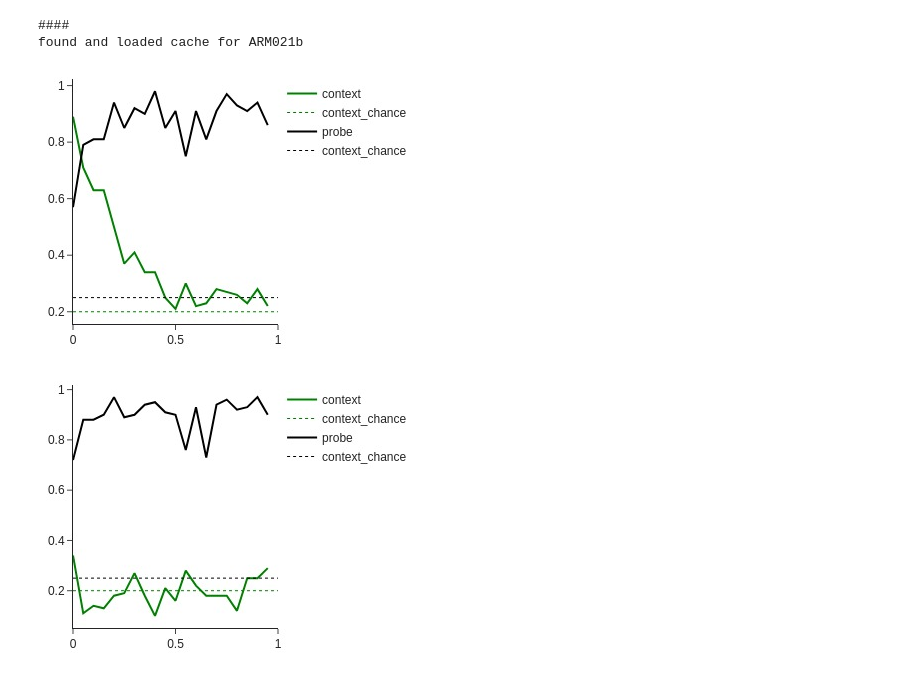
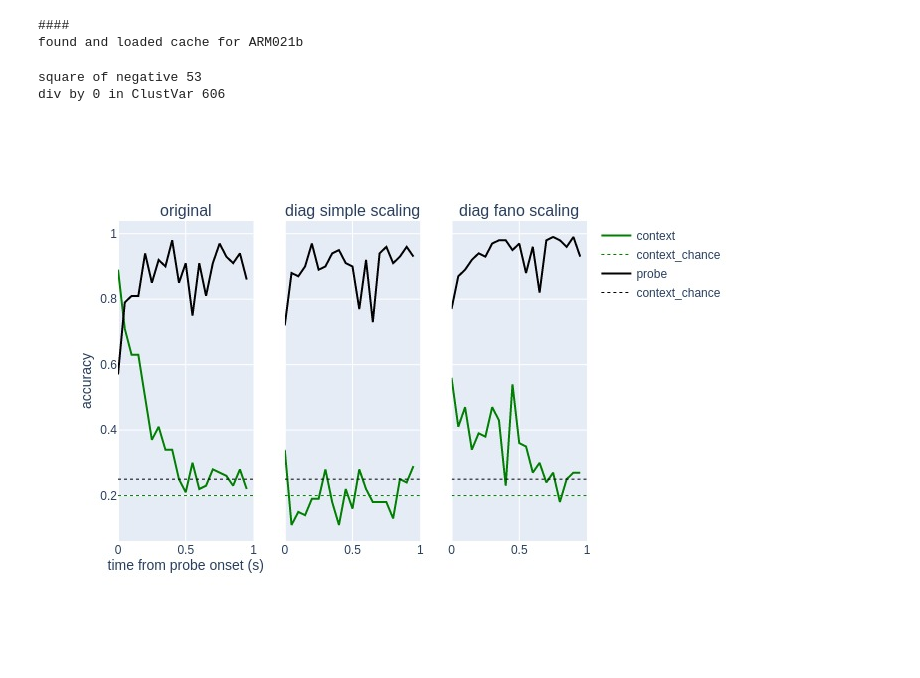
Before and after one commit to Mateo-Lopez-Espejo/context_probe_analysis, a Jupyter notebook: notebooks/230220_diagonalization_functionalized.ipynb, the cells around one changed output. Drawn from its saved outputs; the diff is of its cells as text; code cells hidden in the pictures; blank space fills up the shorter version.

```diff
--- a/notebooks/230220_diagonalization_functionalized.ipynb
+++ b/notebooks/230220_diagonalization_functionalized.ipynb
@@ -73,16 +79,25 @@ else:
 # %% [output]
 ####
 found and loaded cache for ARM021b
-# %%
-fig, _, _ = decode_and_plot(raster)
-fig.show(renderer='jpeg')
-# %% [output]
-[figure, removed]
-# %%
-diagonalizer = get_diagonalizations(raster)
-
-fig, _, _ = decode_and_plot(raster + diagonalizer)
-fig.show(renderer='jpeg')
-# %% [output]
-[figure, removed]
+# %%
+diag_simple_scaling = diag_and_scale(raster, mode='mean_var')
+diag_fano_scaling = diag_and_scale(raster, mode='fano_var')
+
+fig = make_subplots(rows=1, cols=3, shared_yaxes='all', shared_xaxes='all',
+                    subplot_titles=['original', 'diag simple scaling', 'diag fano scaling'])
+
+for cc, arr in enumerate([raster, diag_simple_scaling, diag_fano_scaling]):
+    showlegend = True if cc == 0 else False
+    f, _, _ = decode_and_plot(arr,showlegend=showlegend)
+    f = f['data']
+    fig.add_traces(f, rows=[1]*len(f), cols=[cc+1]*len(f))
+
+_ = fig.update_xaxes(title_text='time from probe onset (s)', title_standoff=0, row=1, col=1)
+_ = fig.update_yaxes(title_text='accuracy', title_standoff=0, row=1, col=1)
+
+fig.show(renderer='jpeg')
+# %% [output]
+square of negative 53
+div by 0 in ClustVar 606
+[figure, added]
 # %%
```
Also changed, not shown: parts of 9 cells of this notebook, 2 other files.
